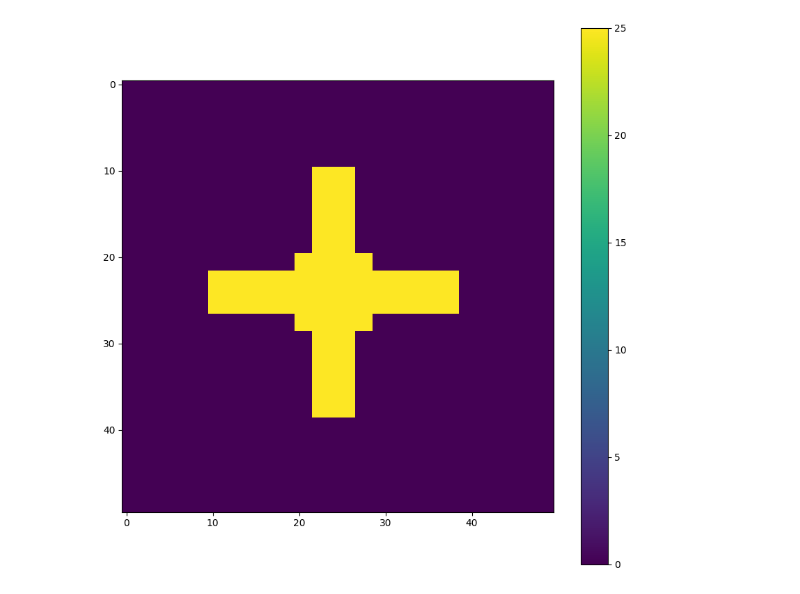
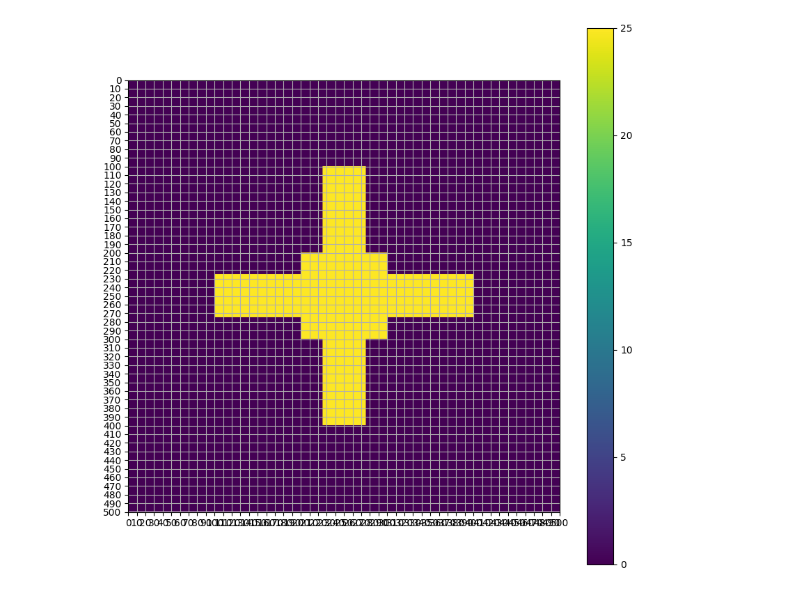
Before and after one commit to ElliotTannier/ele312_projet, a Jupyter notebook: calculs.ipynb, the cells around one changed output. Saved outputs shown, nothing was run; the diff lists cells and outputs as text; code cells hidden in the pictures.

Commit message:
Ajustement decalge de la matrice

```diff
--- a/calculs.ipynb
+++ b/calculs.ipynb
@@ -6,8 +6,10 @@ import matplotlib.pyplot as plt
 #Variables
 
 # Un mm par case de la matrice (a ajuster)
-nb_colonnes = 50
-nb_lignes = 50
+multiplicateur = 100
+
+nb_colonnes = 5*multiplicateur
+nb_lignes = 5*multiplicateur
 
 tension_bord = 0
 tension_croix = 25
@@ -15,25 +17,25 @@ tension_croix = 25
 #Dimension des formes de la croix
 
 #Rectangle verticale
-index_col_deb_rect_vert = 22.5 #index de la colonne du debut du rectangle verticale
-index_col_fin_rect_vert = 27.5 #index de la colonne de fin du rectangle verticale
+index_col_deb_rect_vert = 2.25*multiplicateur #index de la colonne du debut du rectangle verticale
+index_col_fin_rect_vert = 2.75*multiplicateur #index de la colonne de fin du rectangle verticale
 
-index_lig_deb_rect_vert = 10 #index de la ligne du debut du rectangle verticale
-index_lig_fin_rect_vert = 40 #index de la ligne de fin du rectangle verticale
+index_lig_deb_rect_vert = 1*multiplicateur #index de la ligne du debut du rectangle verticale
+index_lig_fin_rect_vert = 4*multiplicateur #index de la ligne de fin du rectangle verticale
 
 #Rectangle horizontale
-index_col_deb_rect_hori = 10 #index de la colonne du debut du rectangle horizontale
-index_col_fin_rect_hori = 40 #index de la colonne de fin du rectangle horizontale
+index_col_deb_rect_hori = 1*multiplicateur #index de la colonne du debut du rectangle horizontale
+index_col_fin_rect_hori = 4*multiplicateur #index de la colonne de fin du rectangle horizontale
 
-index_lig_deb_rect_hori = 22.5 #index de la ligne du debut du rectangle horizontale
-index_lig_fin_rect_hori = 27.5 #index de la ligne de fin du rectangle horizontale
+index_lig_deb_rect_hori = 2.25*multiplicateur #index de la ligne du debut du rectangle horizontale
+index_lig_fin_rect_hori = 2.75*multiplicateur #index de la ligne de fin du rectangle horizontale
 
 #carré
-index_col_deb_carre = 20 #index de la colonne du debut du carré
-index_col_fin_carre = 30 #index de la colonne de fin du carré
+index_col_deb_carre = 2*multiplicateur #index de la colonne du debut du carré
+index_col_fin_carre = 3*multiplicateur #index de la colonne de fin du carré
 
-index_lig_deb_carre = 20 #index de la ligne du debut du carré
-index_lig_fin_carre = 30 #index de la ligne de fin du carré
+index_lig_deb_carre = 2*multiplicateur #index de la ligne du debut du carré
+index_lig_fin_carre = 3*multiplicateur #index de la ligne de fin du carré
 # %%
 #Creation de la matrice
 matrice = np.zeros((nb_lignes, nb_colonnes))
@@ -47,22 +49,25 @@ for i in range (nb_colonnes):
         if (i == nb_colonnes - 1) or  (j == nb_lignes - 1) or (i == 0) or (j == 0):
             matrice[i,j] = tension_bord
         #Rectangle verticale supperposant le carré
-        elif (i > index_col_deb_rect_vert - 1) and (i < index_col_fin_rect_vert - 1) and (j > index_lig_deb_rect_vert - 1) and (j < index_lig_fin_rect_vert - 1):
+        elif (i >= index_col_deb_rect_vert) and (i < index_col_fin_rect_vert) and (j >= index_lig_deb_rect_vert) and (j < index_lig_fin_rect_vert):
             matrice[i,j] = tension_croix
         #Rectangle horizontale supperposant le carré
-        elif (i > index_col_deb_rect_hori - 1) and (i < index_col_fin_rect_hori - 1) and (j > index_lig_deb_rect_hori - 1) and (j < index_lig_fin_rect_hori - 1):
+        elif (i >= index_col_deb_rect_hori) and (i < index_col_fin_rect_hori) and (j >= index_lig_deb_rect_hori) and (j < index_lig_fin_rect_hori):
             matrice[i,j] = tension_croix
         #Carre
-        elif (i > index_col_deb_carre - 1) and (i < index_col_fin_carre - 1) and (j > index_lig_deb_carre - 1) and (j < index_lig_fin_carre - 1):
+        elif (i >= index_col_deb_carre) and (i < index_col_fin_carre) and (j >= index_lig_deb_carre) and (j < index_lig_fin_carre):
             matrice[i,j] = tension_croix
         else:
             matrice[i,j] = 0
 # %%
 #Visualer la matrice
 
 plt.figure(figsize=(10,10))
-plt.imshow(matrice, cmap='viridis', interpolation='nearest')
+plt.imshow(matrice, cmap='viridis', extent=[0,nb_colonnes, nb_lignes,0])
 plt.colorbar()
+plt.xticks(np.arange(0, nb_colonnes + 1, 10))
+plt.yticks(np.arange(0, nb_lignes + 1, 10))
+plt.grid()
 plt.show()
 # %% [output]
-[figure, old version]
+[figure, new version]
```
